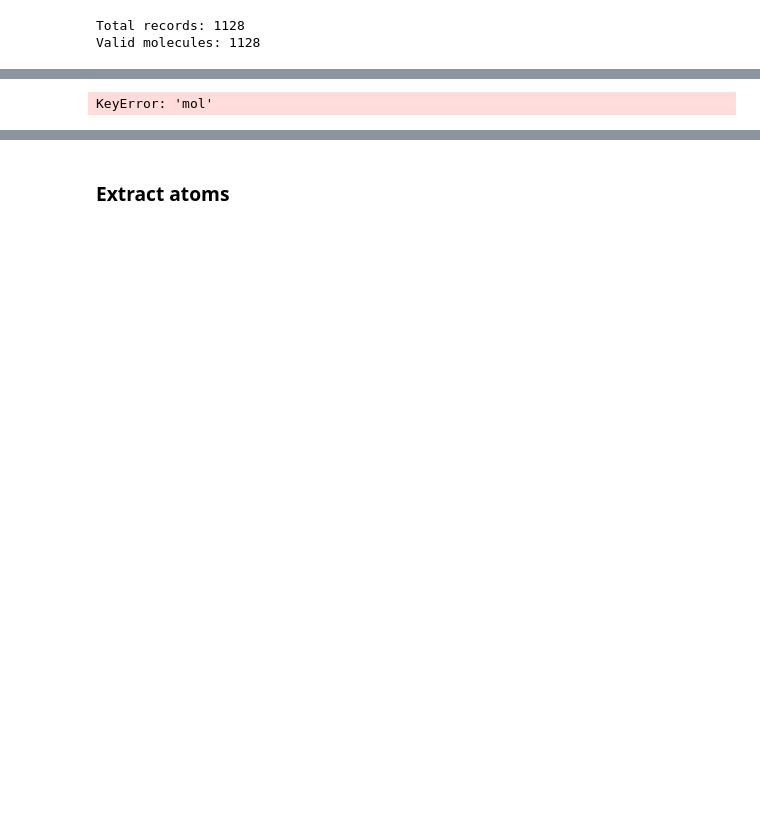
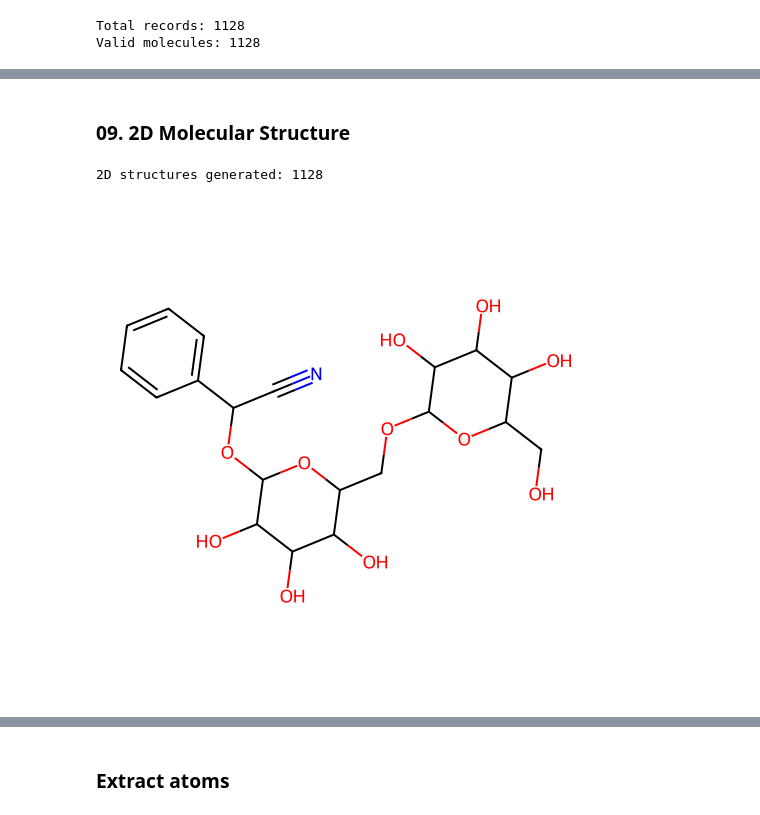
Before and after one commit to raseljvai1-del/Drug-Discovery-and-Cheminformatics-Projects, a Jupyter notebook: Project 1 — Molecular Structure & Property Explorer/notebook.ipynb, the cells around one changed output, grey strips where cells are left out. Cells and saved outputs as stored; diff of their text form; code cells hidden in the pictures; blank space fills up the shorter version.

```diff
--- a/Project 1 — Molecular Structure & Property Explorer/notebook.ipynb
+++ b/Project 1 — Molecular Structure & Property Explorer/notebook.ipynb
@@ -219,0 +222,5 @@ Valid molecules: 1128
+# %%
+# SMILES → RDKit Mol
+data["mol"] = data["smiles"].apply(
+    Chem.MolFromSmiles
+)
@@ -220,12 +241,34 @@ Valid molecules: 1128
+# %% [markdown]
+### 09. 2D Molecular Structure
+# %%
+from rdkit import Chem
+from rdkit.Chem import rdDepictor
+
+
+# Generate 2D coordinates
+def generate_2d(mol):
+    if mol is None:
+        return None
+
+    mol = Chem.Mol(mol)  # make a copy
+    rdDepictor.Compute2DCoords(mol)
+
+    return mol
 # %%
-# 2D Molecular Structure
-from rdkit.Chem import rdDepictor
+# apply 2D coordinates
+data["mol_2d"] = data["mol"].apply(generate_2d)
 
-def generate_2d(mol):
-    mol = Chem.Mol(mol)
-    rdDepictor.Compute2DCoords(mol)
-    return mol
+print("2D structures generated:", data["mol_2d"].notna().sum())
+# %% [output]
+2D structures generated: 1128
 # %%
-data["mol_2d"] = data["mol"].apply(generate_2d)
+from rdkit.Chem import Draw
+
+mol = data["mol_2d"].dropna().iloc[0]
+
+Draw.MolToImage(
+    mol,
+    size=(500, 500)
+)
 # %% [output]
-KeyError: 'mol'
+[figure, added]
```
Also changed, not shown: parts of 182 cells of this notebook, 4 other files.
